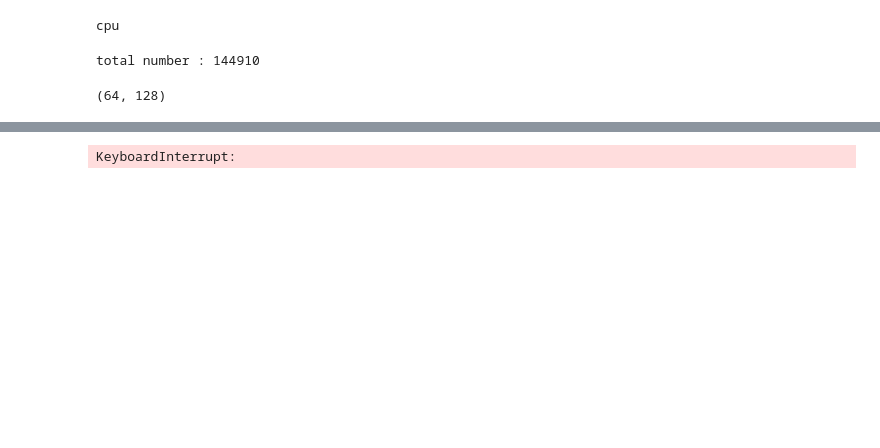
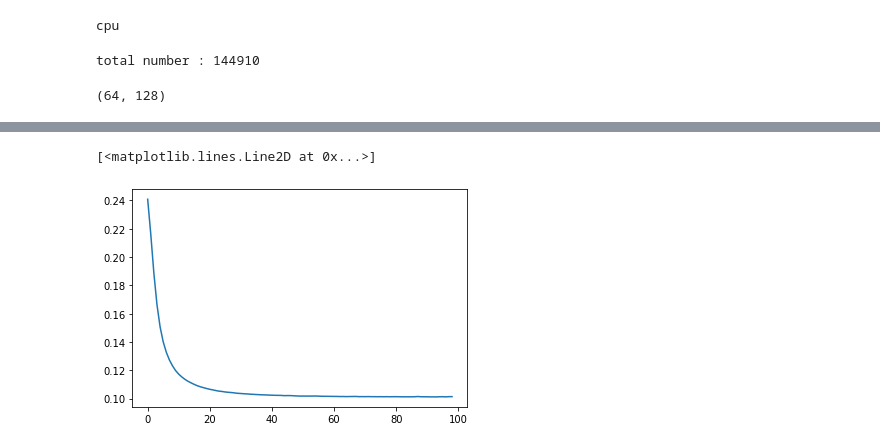
Before and after one commit to HYUristic/DynaMotion, a Jupyter notebook: model_dev/LSTM.ipynb, the cells around one changed output, grey strips where cells are left out. Drawn from its saved outputs; the diff is of its cells as text; code cells hidden in the pictures; blank space fills up the shorter version.

Commit message:
fix: plot cost graph

```diff
--- a/model_dev/LSTM.ipynb
+++ b/model_dev/LSTM.ipynb
@@ -81,10 +82,11 @@ model = lstm_Model(settings.length, settings.n_of_cnn_frames, 5, 1, 1).to(device
 optimizer = optim.Adam(model.parameters(), lr=0.001)
 criterion = nn.MSELoss().to(device)
 
+loss_values = []
 for filt, vel in dataset:
     cnt+=1
-    if cnt>=1000: break
-
+    if cnt>=100: break
+    avg_cost = 0.0
     for it in range(0,settings.length):
         optimizer.zero_grad()
         frame = filt[it:it+settings.n_of_cnn_frames]
@@ -92,8 +94,12 @@ for filt, vel in dataset:
             frame=np.append(frame, [np.zeros(128, dtype=bool)]*(settings.n_of_cnn_frames-len(frame)),axis=0)
         out = model(torch.Tensor(frame).view(1,1,settings.n_of_cnn_frames,-1).to(device))
         #print(out)
-        loss = criterion(out, torch.Tensor(vel).to(device))
+        loss = criterion(out, torch.Tensor(vel).view(1,128,-1).to(device))
         loss.backward()
         optimizer.step()
         print(cnt, ", ", it, " LOSS: ", loss.item())
+        avg_cost += loss.item()/settings.length
+    print('Data:{} cost={}'.format(cnt+1, avg_cost))
+    loss_values.append(avg_cost)
+plt.plot(loss_values)
 # %% [output]
@@ -117 +123,2 @@ for filt, vel in dataset:
-KeyboardInterrupt:
+[<matplotlib.lines.Line2D at 0x...>]
+[figure, added]
```
Also changed, not shown: parts of 2 cells of this notebook.
